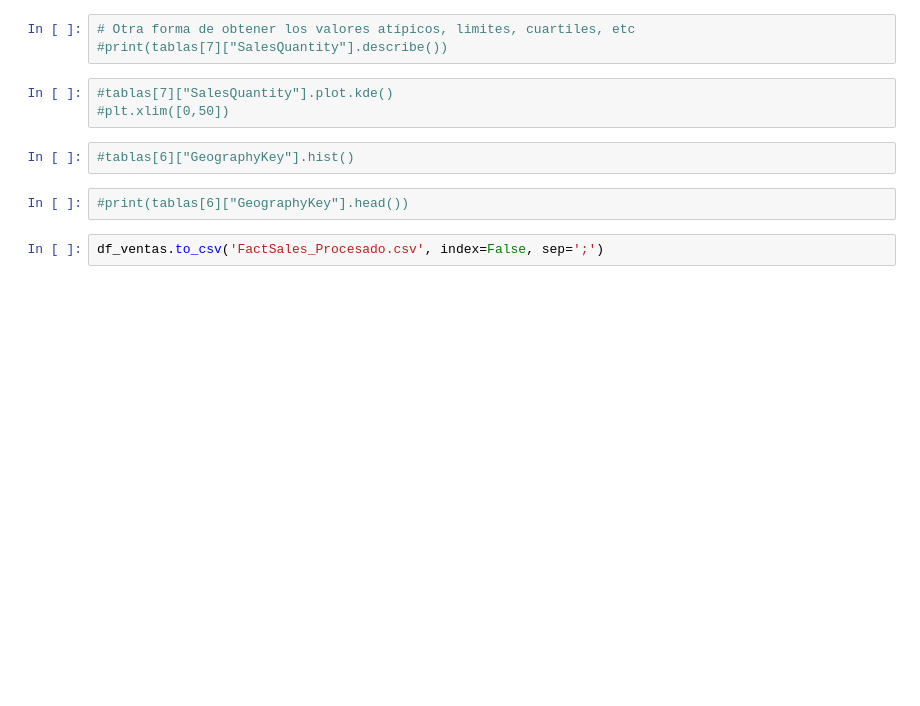
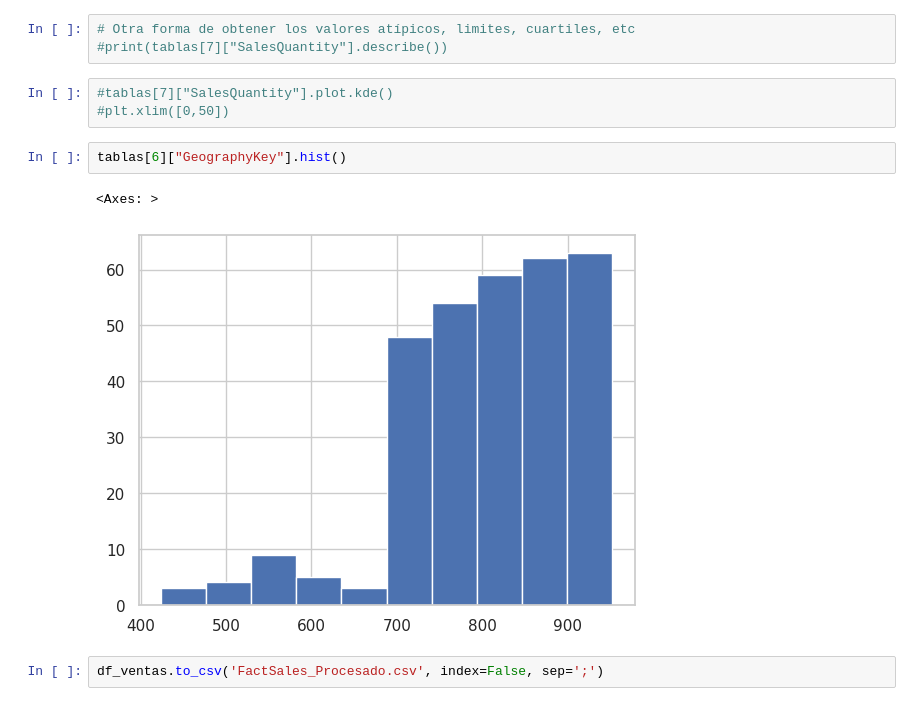
Before and after one commit to DarkLyng/Proyecto_Modelos, a Jupyter notebook: Proyecto_Modelos_.ipynb, the cells around one changed output. Cells and saved outputs as stored; diff of their text form; blank space fills up the shorter version.

```diff
--- a/Proyecto_Modelos_.ipynb
+++ b/Proyecto_Modelos_.ipynb
@@ -315,9 +319,10 @@ Análisis de la tabla: DimChannel
 #tablas[7]["SalesQuantity"].plot.kde()
 #plt.xlim([0,50])
 # %%
-#tablas[6]["GeographyKey"].hist()
+tablas[6]["GeographyKey"].hist()
+# %% [output]
+<Axes: >
+[figure, added]
-# %%
-#print(tablas[6]["GeographyKey"].head())
 # %%
 df_ventas.to_csv('FactSales_Procesado.csv', index=False, sep=';')
 # %%
```
Also changed, not shown: parts of 2 cells of this notebook.
